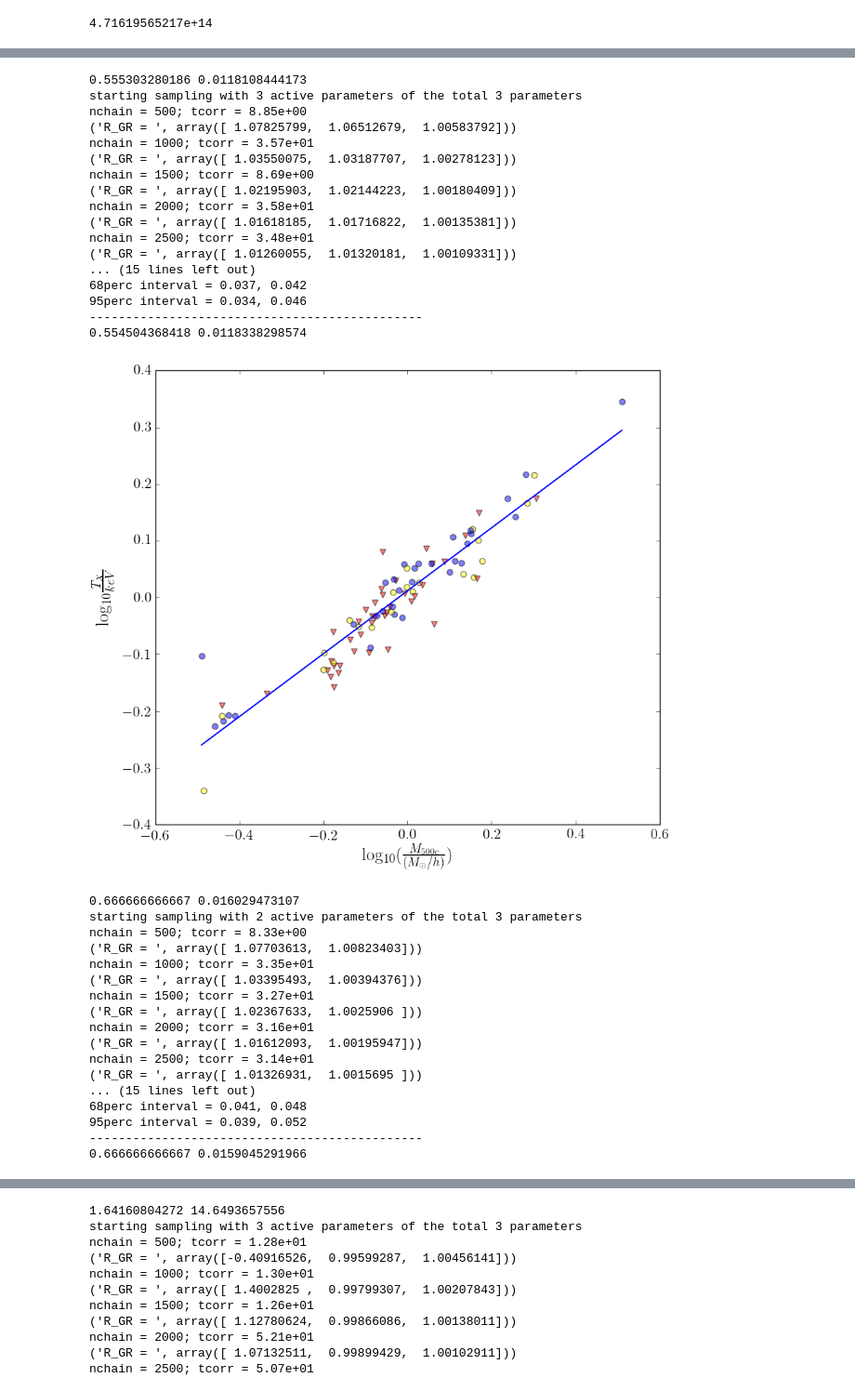
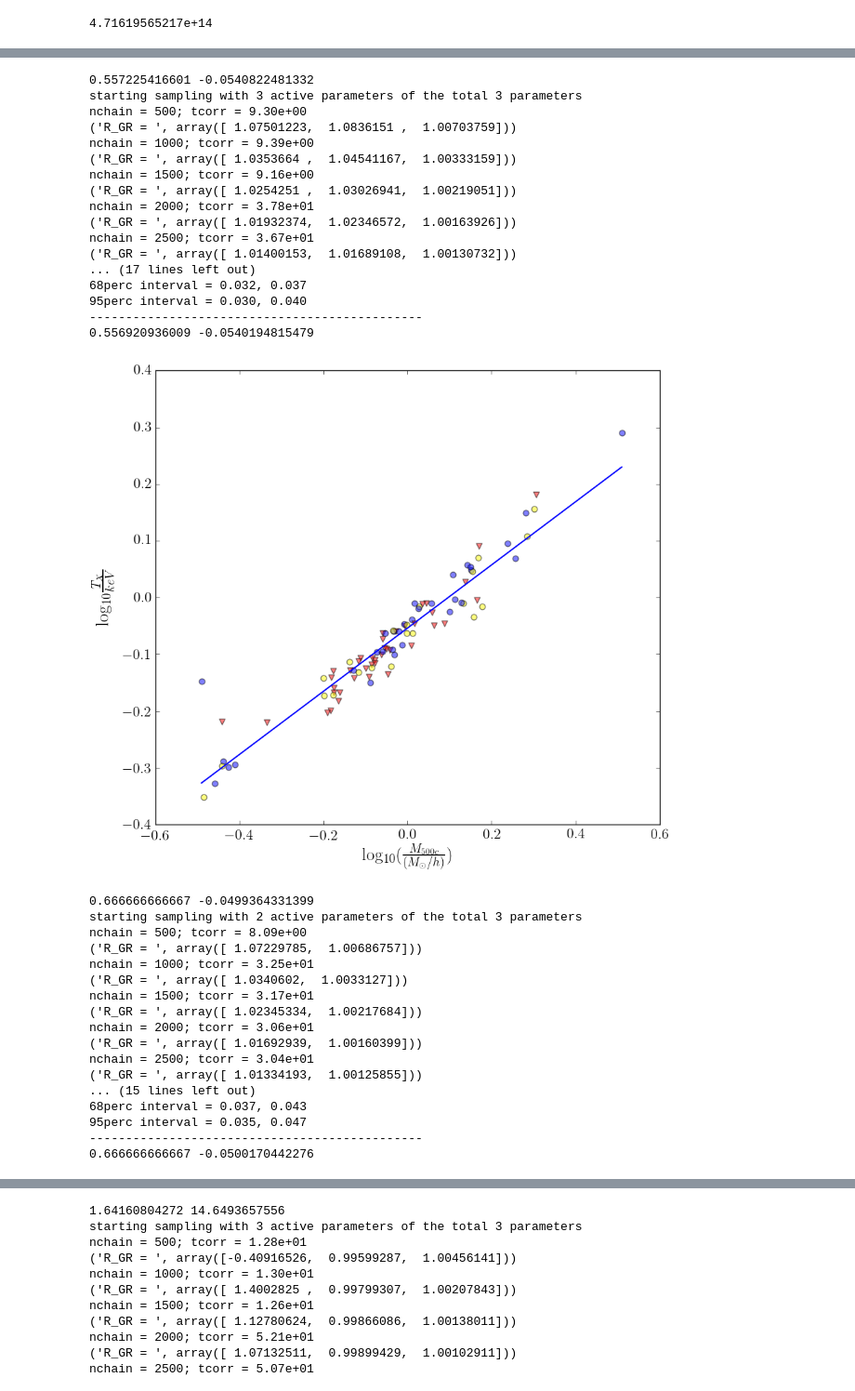
Before and after one commit to zoesuns/Omega500AnalysisTools, a Jupyter notebook: omega500analysistools/example_notebooks/NR_AGN_observable_fit.ipynb, the cells around one changed output, grey strips where cells are left out. Shown at 93% size. Cells and saved outputs as stored; diff of their text form; code cells hidden in the pictures.

```diff
--- a/omega500analysistools/example_notebooks/NR_AGN_observable_fit.ipynb
+++ b/omega500analysistools/example_notebooks/NR_AGN_observable_fit.ipynb
@@ -512,7 +488,7 @@ Gamma_AGN_97=calc_Gamma_AGN()
 icl,Txewbulk_AGN_97=np.loadtxt(\
         '/Users/hqchen/filacf/Omega500AnalysisTools/omega500analysistools/data/myobservables/AGN/Txew_above1e6K_bulk_nocore.txt',unpack=True)
 icl,Txmwtot_AGN_97=np.loadtxt(\
-        '/Users/hqchen/filacf/Omega500AnalysisTools/omega500analysistools/data/myobservables/AGN/Txmw_above1e6K_bulk_nocore.txt',unpack=True)
+        '/Users/hqchen/filacf/Omega500AnalysisTools/omega500analysistools/data/myobservables/AGN/Txmw_above1e6K_tot_nocore.txt',unpack=True)
 
 
 
@@ -522,7 +498,7 @@ allz0id_AGN_92=allz0id_AGN[Gamma_AGN_97>0]
 Gamma_AGN_92=Gamma_AGN_97[Gamma_AGN_97>0]
 
 Txewbulk_AGN_92=Txewbulk_AGN_97[Gamma_AGN_97>0]/keV2K
-Txmwbulk_AGN_92=Txmwbulk_AGN_97[Gamma_AGN_97>0]/keV2K
+Txmwtot_AGN_92=Txmwtot_AGN_97[Gamma_AGN_97>0]/keV2K
 
 
 
@@ -540,45 +730,45 @@ print outM500c_AGN_92.mean()
 # %%
 x=np.log10(outM500c_AGN_92/4.7e14)
 TkeVpivot=6
-y=np.log10(Txewbulk_AGN_92/TkeVpivot)
+y=np.log10(Txmwtot_AGN_92/TkeVpivot)
 
 xlabel=r'${\rm log_{10}} (\frac{M_{500c}}{(M_\odot/h)})$'
 ylabel=r'${\rm log_{10}} \frac{T_{X}}{keV}$'
 dTx_AGN=plot_obs(x,y,xlabel,ylabel,dataset='AGN',savefig='Tx_M500c_AGN.png',retDeltay=True)
 dTx_fs_AGN=plot_obs(x,y,xlabel,ylabel,dataset='AGN',fixedslope=2./3.,savefig='Tx_M500c_AGN.png',retDeltay=True)
 # %% [output]
-0.555303280186 0.0118108444173
+0.557225416601 -0.0540822481332
 starting sampling with 3 active parameters of the total 3 parameters
-nchain = 500; tcorr = 8.85e+00
-('R_GR = ', array([ 1.07825799,  1.06512679,  1.00583792]))
-nchain = 1000; tcorr = 3.57e+01
-('R_GR = ', array([ 1.03550075,  1.03187707,  1.00278123]))
-nchain = 1500; tcorr = 8.69e+00
-('R_GR = ', array([ 1.02195903,  1.02144223,  1.00180409]))
-nchain = 2000; tcorr = 3.58e+01
-('R_GR = ', array([ 1.01618185,  1.01716822,  1.00135381]))
-nchain = 2500; tcorr = 3.48e+01
-('R_GR = ', array([ 1.01260055,  1.01320181,  1.00109331]))
-... (15 lines left out)
-68perc interval = 0.037, 0.042
-95perc interval = 0.034, 0.046
+nchain = 500; tcorr = 9.30e+00
+('R_GR = ', array([ 1.07501223,  1.0836151 ,  1.00703759]))
+nchain = 1000; tcorr = 9.39e+00
+('R_GR = ', array([ 1.0353664 ,  1.04541167,  1.00333159]))
+nchain = 1500; tcorr = 9.16e+00
+('R_GR = ', array([ 1.0254251 ,  1.03026941,  1.00219051]))
+nchain = 2000; tcorr = 3.78e+01
+('R_GR = ', array([ 1.01932374,  1.02346572,  1.00163926]))
+nchain = 2500; tcorr = 3.67e+01
+('R_GR = ', array([ 1.01400153,  1.01689108,  1.00130732]))
+... (17 lines left out)
+68perc interval = 0.032, 0.037
+95perc interval = 0.030, 0.040
 ----------------------------------------------
-0.554504368418 0.0118338298574
+0.556920936009 -0.0540194815479
-[figure, old version]
+[figure, new version]
-0.666666666667 0.016029473107
+0.666666666667 -0.0499364331399
 starting sampling with 2 active parameters of the total 3 parameters
-nchain = 500; tcorr = 8.33e+00
-('R_GR = ', array([ 1.07703613,  1.00823403]))
-nchain = 1000; tcorr = 3.35e+01
-('R_GR = ', array([ 1.03395493,  1.00394376]))
-nchain = 1500; tcorr = 3.27e+01
-('R_GR = ', array([ 1.02367633,  1.0025906 ]))
-nchain = 2000; tcorr = 3.16e+01
-('R_GR = ', array([ 1.01612093,  1.00195947]))
-nchain = 2500; tcorr = 3.14e+01
-('R_GR = ', array([ 1.01326931,  1.0015695 ]))
+nchain = 500; tcorr = 8.09e+00
+('R_GR = ', array([ 1.07229785,  1.00686757]))
+nchain = 1000; tcorr = 3.25e+01
+('R_GR = ', array([ 1.0340602,  1.0033127]))
+nchain = 1500; tcorr = 3.17e+01
+('R_GR = ', array([ 1.02345334,  1.00217684]))
+nchain = 2000; tcorr = 3.06e+01
+('R_GR = ', array([ 1.01692939,  1.00160399]))
+nchain = 2500; tcorr = 3.04e+01
+('R_GR = ', array([ 1.01334193,  1.00125855]))
 ... (15 lines left out)
-68perc interval = 0.041, 0.048
-95perc interval = 0.039, 0.052
+68perc interval = 0.037, 0.043
+95perc interval = 0.035, 0.047
 ----------------------------------------------
-0.666666666667 0.0159045291966
+0.666666666667 -0.0500170442276
```
Also changed, not shown: parts of 28 cells of this notebook, 3 other files.
